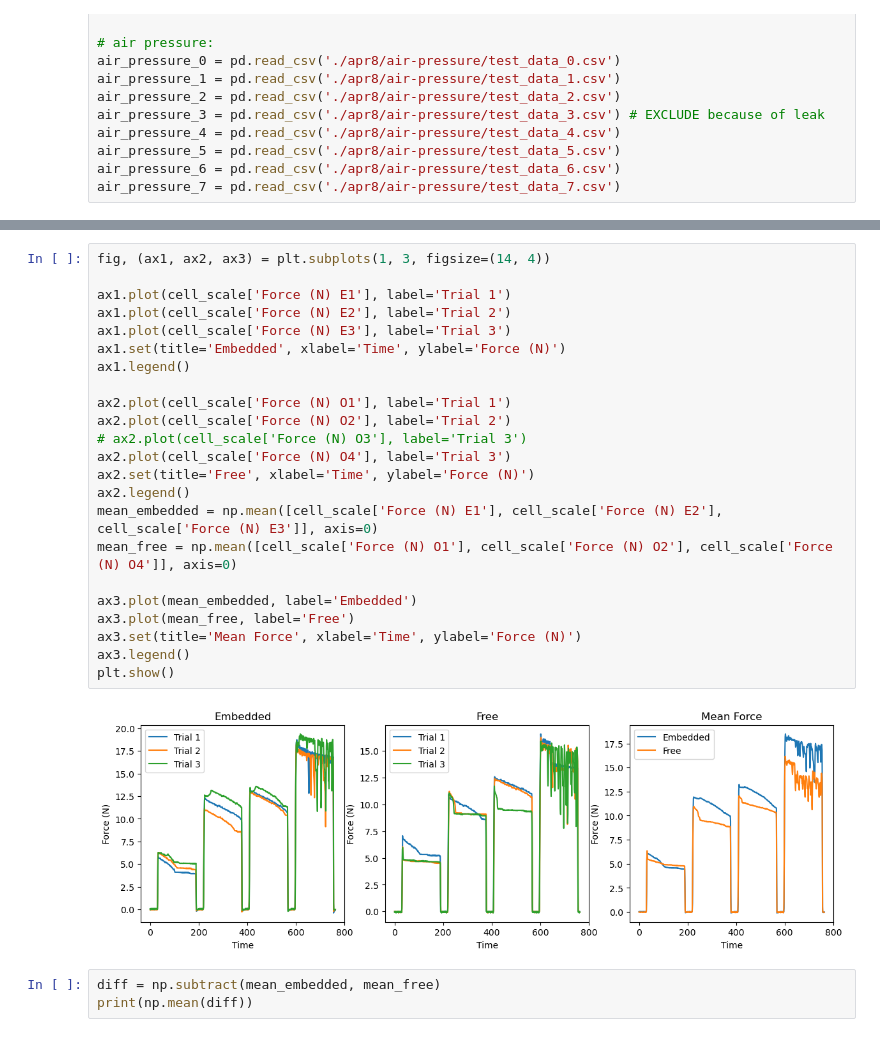
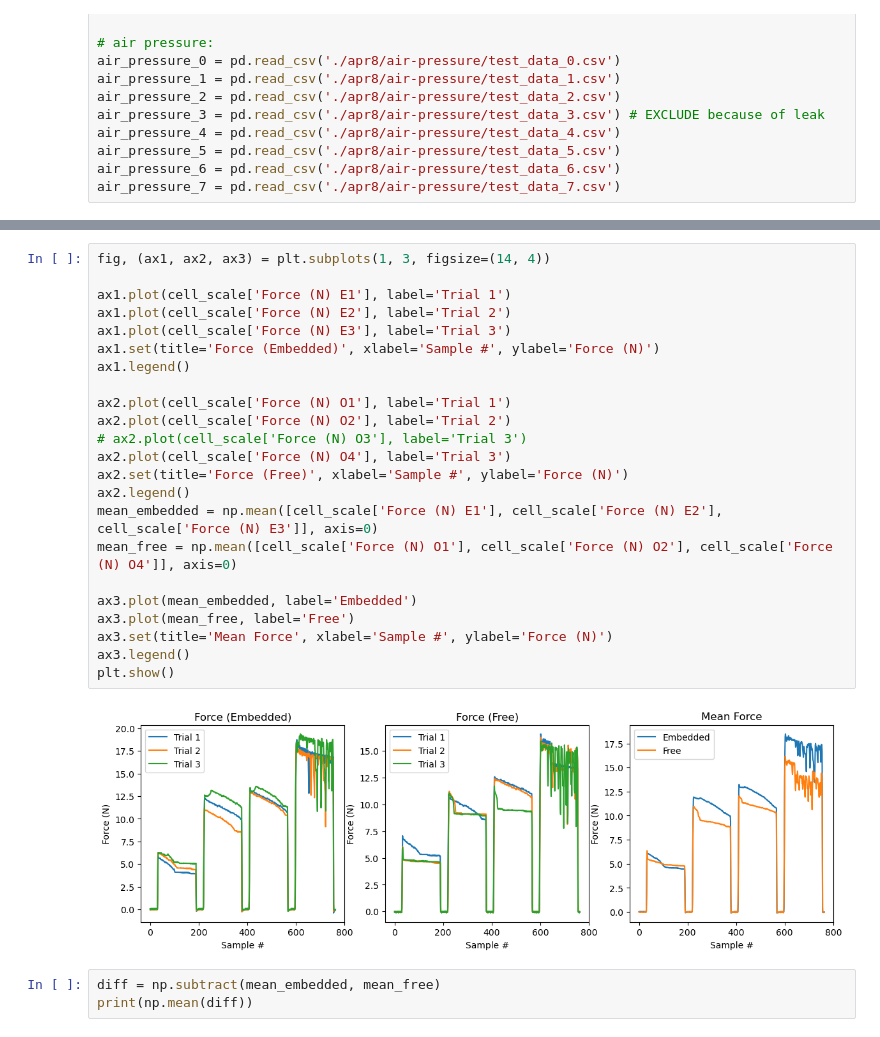
Before and after one commit to kateharvey/capstone, a Jupyter notebook: force-data/force-analysis-april8.ipynb, the cells around one changed output, grey strips where cells are left out. Drawn from its saved outputs; the diff is of its cells as text.

Commit message:
minor editing to plots for report

```diff
--- a/force-data/force-analysis-april8.ipynb
+++ b/force-data/force-analysis-april8.ipynb
@@ -53,28 +53,28 @@ plt.show()
 # %%
 fig, (ax1, ax2, ax3) = plt.subplots(1, 3, figsize=(14, 4))
 
 ax1.plot(cell_scale['Force (N) E1'], label='Trial 1')
 ax1.plot(cell_scale['Force (N) E2'], label='Trial 2')
 ax1.plot(cell_scale['Force (N) E3'], label='Trial 3')
-ax1.set(title='Embedded', xlabel='Time', ylabel='Force (N)')
+ax1.set(title='Force (Embedded)', xlabel='Sample #', ylabel='Force (N)')
 ax1.legend()
 
 ax2.plot(cell_scale['Force (N) O1'], label='Trial 1')
 ax2.plot(cell_scale['Force (N) O2'], label='Trial 2')
 # ax2.plot(cell_scale['Force (N) O3'], label='Trial 3')
 ax2.plot(cell_scale['Force (N) O4'], label='Trial 3')
-ax2.set(title='Free', xlabel='Time', ylabel='Force (N)')
+ax2.set(title='Force (Free)', xlabel='Sample #', ylabel='Force (N)')
 ax2.legend()
 mean_embedded = np.mean([cell_scale['Force (N) E1'], cell_scale['Force (N) E2'], cell_scale['Force (N) E3']], axis=0)
 mean_free = np.mean([cell_scale['Force (N) O1'], cell_scale['Force (N) O2'], cell_scale['Force (N) O4']], axis=0)
 
 ax3.plot(mean_embedded, label='Embedded')
 ax3.plot(mean_free, label='Free')
-ax3.set(title='Mean Force', xlabel='Time', ylabel='Force (N)')
+ax3.set(title='Mean Force', xlabel='Sample #', ylabel='Force (N)')
 ax3.legend()
 plt.show()
 # %% [output]
-[figure, old version]
+[figure, new version]
 # %%
 diff = np.subtract(mean_embedded, mean_free)
 print(np.mean(diff))
```
Also changed, not shown: parts of 1 cell of this notebook, 1 other file.
